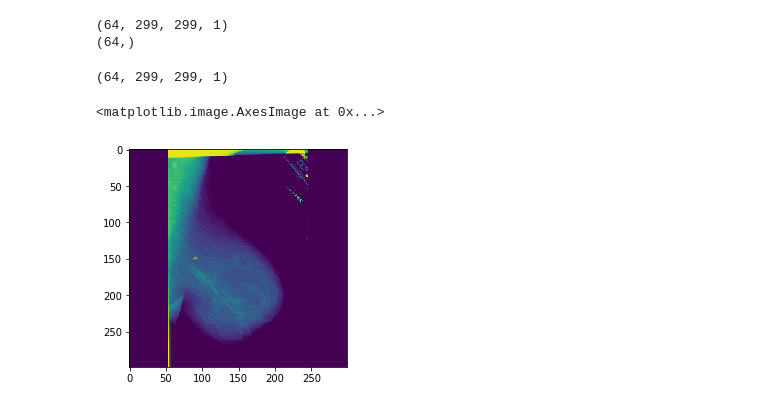
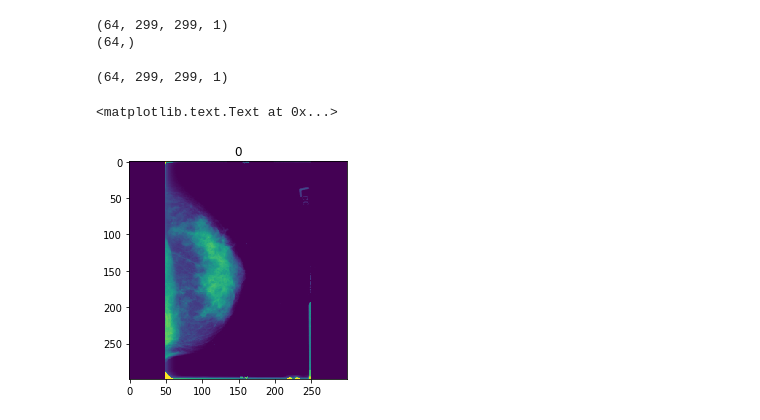
Before and after one commit to escuccim/mias-mammography, a Jupyter notebook: image_queue.ipynb, the cells around one changed output. Cells and saved outputs as stored; diff of their text form; code cells hidden in the pictures.

```diff
--- a/image_queue.ipynb
+++ b/image_queue.ipynb
@@ -519,21 +519,22 @@ print(y.shape)
 # %%
 with tf.Session() as sess:
     sess.run(tf.global_variables_initializer())
     sess.run(tf.local_variables_initializer())
 
     coord = tf.train.Coordinator()
     threads = tf.train.start_queue_runners(coord=coord)
 
     img, lab = sess.run([X, y])
     print(img.shape)
     coord.request_stop()
 
     # Wait for threads to stop
     coord.join(threads)
 
-img[0] = (img[0] * 255) + 128
-plt.imshow(img[0].reshape([299,299]))
+img = (img * 255) + 128
+plt.imshow(img[39].reshape([299,299]))
+plt.title(lab[39])
 # %% [output]
 (64, 299, 299, 1)
-<matplotlib.image.AxesImage at 0x...>
+<matplotlib.text.Text at 0x...>
-[figure, old version]
+[figure, new version]
```
Also changed, not shown: 12 other files.
